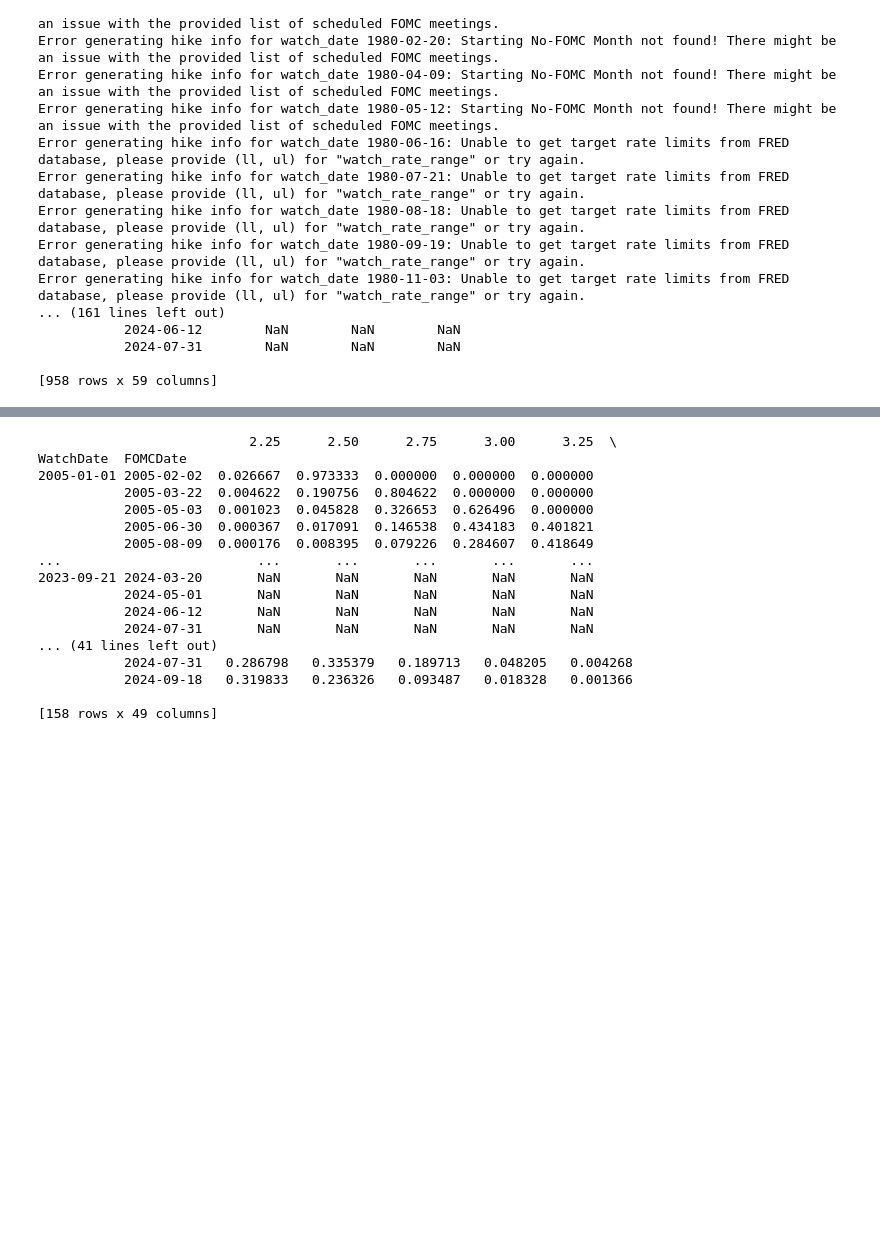
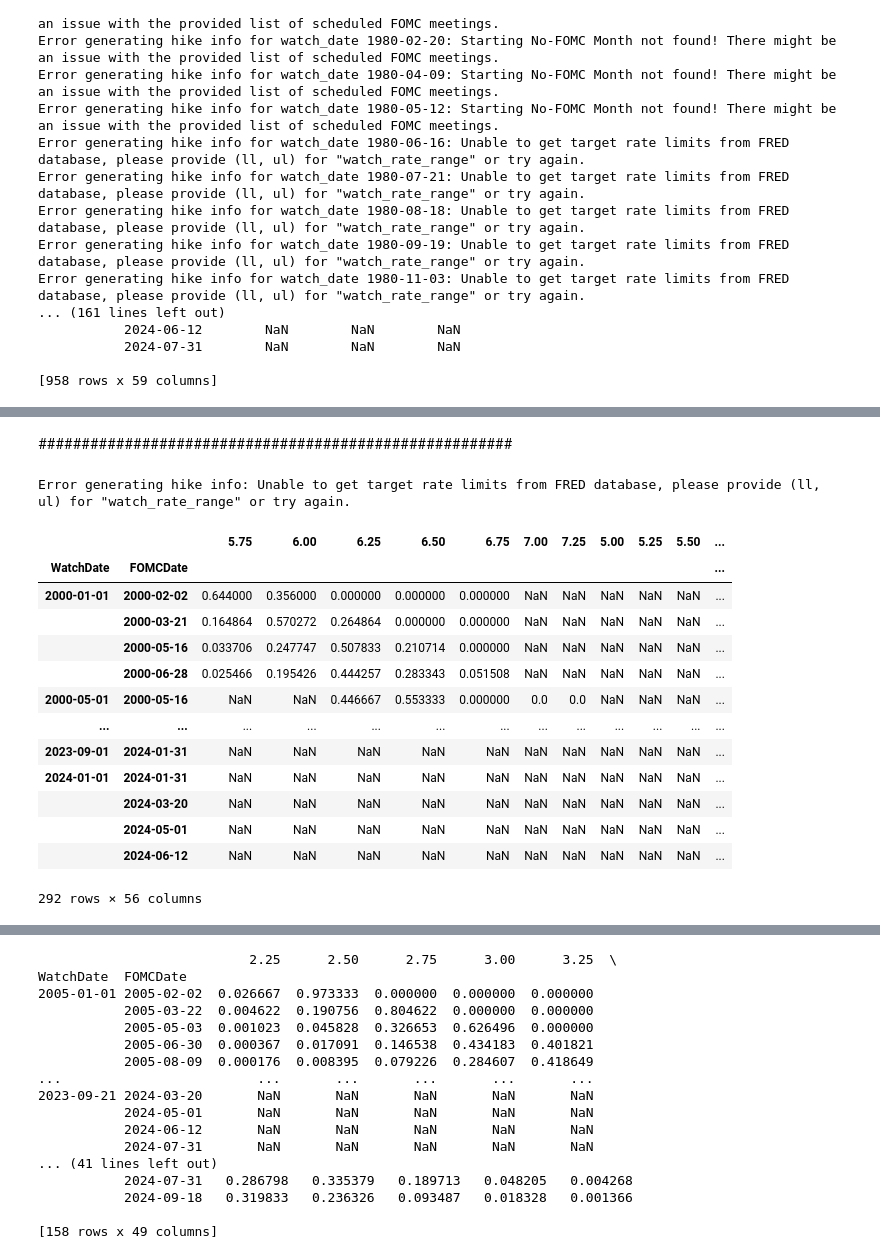
Before and after one commit to baksben/pyfedwatch, a Jupyter notebook: notebooks/Ben's_copy.ipynb, the cells around one changed output, grey strips where cells are left out. Cells and saved outputs as stored; diff of their text form; code cells hidden in the pictures; blank space fills up the shorter version.

```diff
--- a/notebooks/Ben's_copy.ipynb
+++ b/notebooks/Ben's_copy.ipynb
@@ -597,0 +560,63 @@ three_months.head(20)
+# %% [markdown]
+#######################################################
+# %%
+import pandas as pd
+
+# Initialize variables
+watch_date = '2000-01-01'
+three_months_3 = pd.DataFrame()  # DataFrame to hold aggregated results
+continue_loop = True
+
+while continue_loop:
+    # Initialize FedWatch with the current watch_date
+    fedwatch = fw.fedwatch.FedWatch(watch_date=watch_date,
+                                    fomc_dates=fomc_dates_2,
+                                    num_upcoming=4,
+                                    user_func=read_price_history,
+                                    path=r'C:\Users\Asus\Documents\GitHub\pyfedwatch\data\contracts')
+
+    # Try to generate hike info for the current batch, handle exceptions for empty or invalid data
+    try:
+        current_batch_df = fedwatch.generate_hike_info(rate_cols=True)
+    except Exception as e:
+        print(f"Error generating hike info: {e}")
+        continue_loop = False
+        break
+
+    # Check if the DataFrame is not empty
+    if not current_batch_df.empty:
+        # Append the current batch's results to the aggregated DataFrame
+        three_months_3 = pd.concat([three_months_3, current_batch_df])
+
+        # Check if the current batch is less than 15, indicating we've fetched all available meetings
+        if len(current_batch_df) < 4:
+            continue_loop = False
+        else:
+            # Increment watch_date by four months, starting from the first day of the next month
+            watch_date_dt = pd.to_datetime(watch_date)
+            # Calculate the first day of the next month
+            next_month = (watch_date_dt + pd.DateOffset(months=1)).replace(day=1)
+            # Add three more months to get to the next watch_date, ensuring it starts from the first day of the month
+            watch_date = (next_month + pd.DateOffset(months=3)).strftime('%Y-%m-%d')
+    else:
+        # If the current batch is empty, stop the loop
+        continue_loop = False
+# %% [output]
+Error generating hike info: Unable to get target rate limits from FRED database, please provide (ll, ul) for "watch_rate_range" or try again.
+# %%
+three_months_3
+# %% [output]
+|  |  | 5.75 | 6.00 | 6.25 | 6.50 | 6.75 | 7.00 | 7.25 | 5.00 | 5.25 | 5.50 | ... |
+| WatchDate | FOMCDate |  |  |  |  |  |  |  |  |  |  | ... |
+| 2000-01-01 | 2000-02-02 | 0.644000 | 0.356000 | 0.000000 | 0.000000 | 0.000000 | NaN | NaN | NaN | NaN | NaN | ... |
+|  | 2000-03-21 | 0.164864 | 0.570272 | 0.264864 | 0.000000 | 0.000000 | NaN | NaN | NaN | NaN | NaN | ... |
+|  | 2000-05-16 | 0.033706 | 0.247747 | 0.507833 | 0.210714 | 0.000000 | NaN | NaN | NaN | NaN | NaN | ... |
+|  | 2000-06-28 | 0.025466 | 0.195426 | 0.444257 | 0.283343 | 0.051508 | NaN | NaN | NaN | NaN | NaN | ... |
+| 2000-05-01 | 2000-05-16 | NaN | NaN | 0.446667 | 0.553333 | 0.000000 | 0.0 | 0.0 | NaN | NaN | NaN | ... |
+| ... | ... | ... | ... | ... | ... | ... | ... | ... | ... | ... | ... | ... |
+| 2023-09-01 | 2024-01-31 | NaN | NaN | NaN | NaN | NaN | NaN | NaN | NaN | NaN | NaN | ... |
+| 2024-01-01 | 2024-01-31 | NaN | NaN | NaN | NaN | NaN | NaN | NaN | NaN | NaN | NaN | ... |
+|  | 2024-03-20 | NaN | NaN | NaN | NaN | NaN | NaN | NaN | NaN | NaN | NaN | ... |
+|  | 2024-05-01 | NaN | NaN | NaN | NaN | NaN | NaN | NaN | NaN | NaN | NaN | ... |
+|  | 2024-06-12 | NaN | NaN | NaN | NaN | NaN | NaN | NaN | NaN | NaN | NaN | ... |
+292 rows × 56 columns
```
Also changed, not shown: parts of 24 cells of this notebook, 1 other file.
